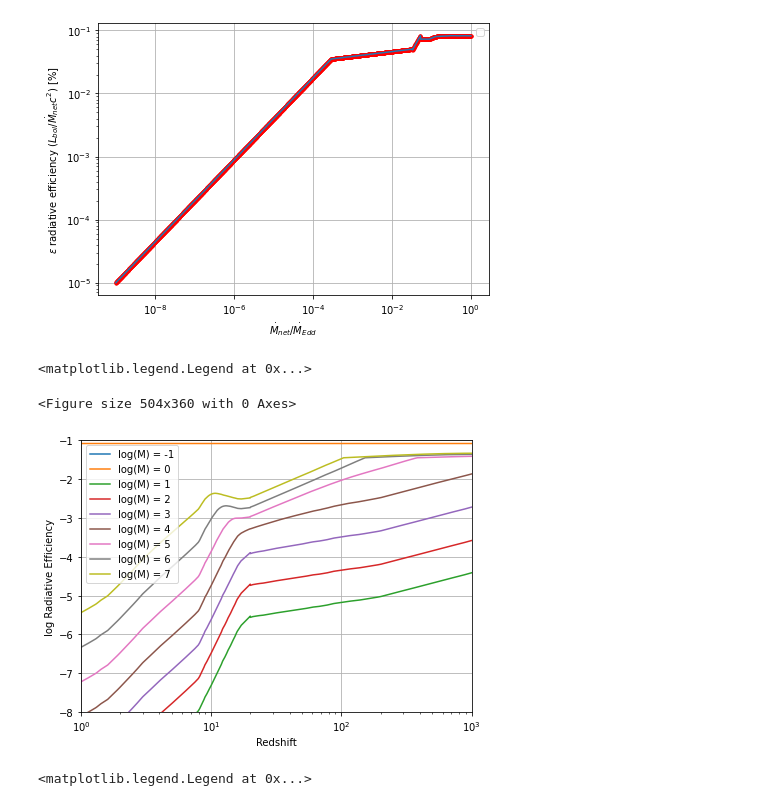
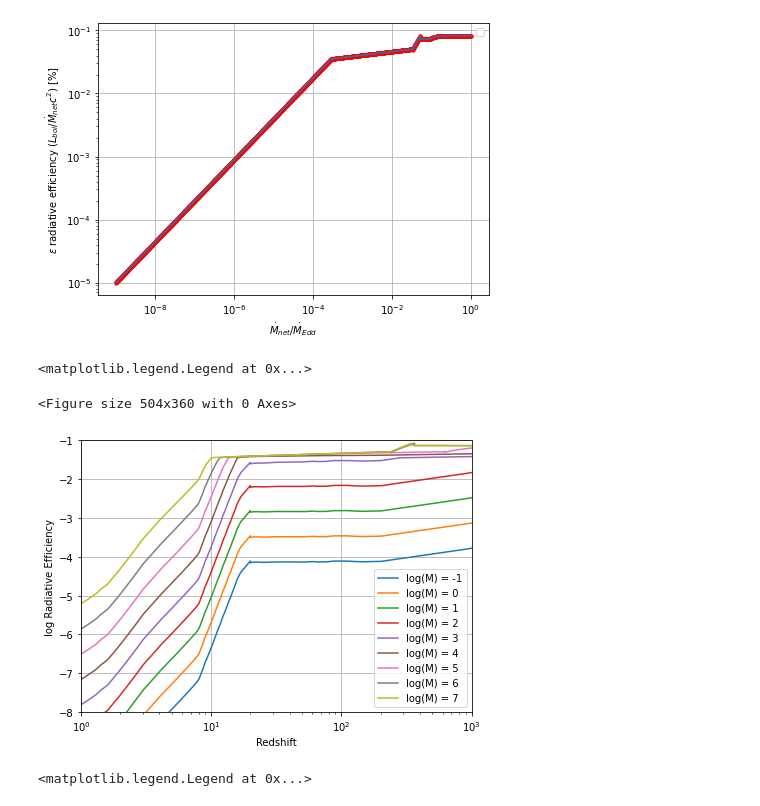
Before and after one commit to newspaperhinson/PBHAccretion, a Jupyter notebook: main.ipynb, the cells around one changed output. Drawn from its saved outputs; the diff is of its cells as text; code cells hidden in the pictures.

```diff
--- a/main.ipynb
+++ b/main.ipynb
@@ -197,32 +197,32 @@ No artists with labels found to put in legend.  Note that artists whose label st
 # %%
 fig = plt.figure()
 fig, axes = plt.subplots()
 axes.set_xscale('log')
 axes.set_xlim([1, 1000])
 # axes.set_yscale('log')
 axes.set_ylim([-8, -1])
 axes.set_xlabel(r'Redshift')
 axes.set_ylabel(r'log Radiative Efficiency')
 
 # for Schwarzschild radius in m (M in solar mass)
 def schwarzschild_radius(M):
     return 2*6.6743E-11*M*2E30/3E8/3E8
 # for radial dependency
 def radial_correction(M):
     return np.power(schwarzschild_radius(M)*100/Bondi_radius(M), 0.4)
 
 # define function for radiative efficiency
 def radiative_efficiency(M):
     return 0.01*np.interp(accretion_rate(M)*10, accretion_rate_digitizer*10, 0.01*radiative_efficiency_digitizer)
 
 for i in range(-1, 8):
-    axes.plot(redshift, np.log10(radiative_efficiency_grid(0.1*accretion_rate(10**i)*radial_correction(10**i))), label=f'log(M) = {i}')
+    axes.plot(redshift, np.log10(radiative_efficiency_grid(0.1*accretion_rate(10**i))), label=f'log(M) = {i}')
 axes.grid()
 axes.legend()
 # %% [output]
 <matplotlib.legend.Legend at 0x...>
 <Figure size 504x360 with 0 Axes>
-[figure, old version]
+[figure, new version]
 # %%
 fig = plt.figure()
 fig, axes = plt.subplots()
```
Also changed, not shown: parts of 4 cells of this notebook, 3 other files.
